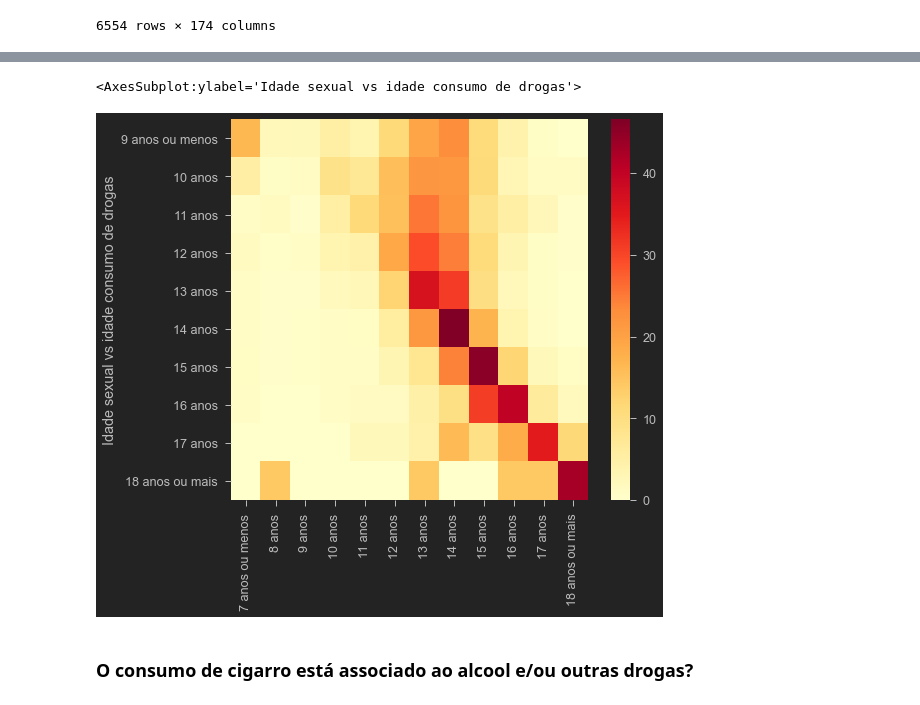
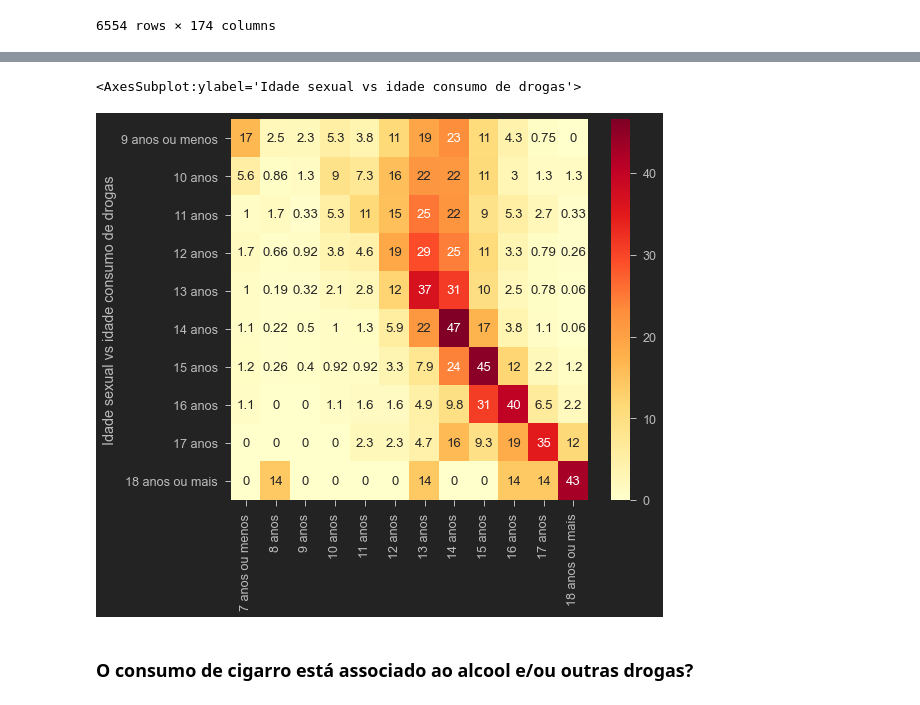
Before and after one commit to Igor-Arantes/Bootcamp-Data-Science-Aplicada, a Jupyter notebook: Igor_Arantes_Desafio_03.ipynb, the cells around one changed output, grey strips where cells are left out. Drawn from its saved outputs; the diff is of its cells as text; code cells hidden in the pictures.

```diff
--- a/Igor_Arantes_Desafio_03.ipynb
+++ b/Igor_Arantes_Desafio_03.ipynb
@@ -509,9 +509,9 @@ crosstab_rename(dados["VB08002"][dados["VB08002"]<=14][dados['VB08002']!=-1],ida
 # %%
 data = crosstab_rename_index(dados["VB08002"][dados["VB08002"]<=18][dados['VB08002']!=-1],idade_iniciacao_sexual,dados['VB06002'][dados['VB06002']>=7][dados['VB06002']!=99],idade_consumo_drogas,'Idade sexual vs idade consumo de drogas')
 # %%
-sns.heatmap(data=data,cmap='YlOrRd')
+sns.heatmap(data=data,cmap='YlOrRd',annot=True)
 # %% [output]
 <AxesSubplot:ylabel='Idade sexual vs idade consumo de drogas'>
-[figure, old version]
+[figure, new version]
 # %% [markdown]
 ### O consumo de cigarro está associado ao alcool e/ou outras drogas?
```
Also changed, not shown: parts of 11 cells of this notebook.
